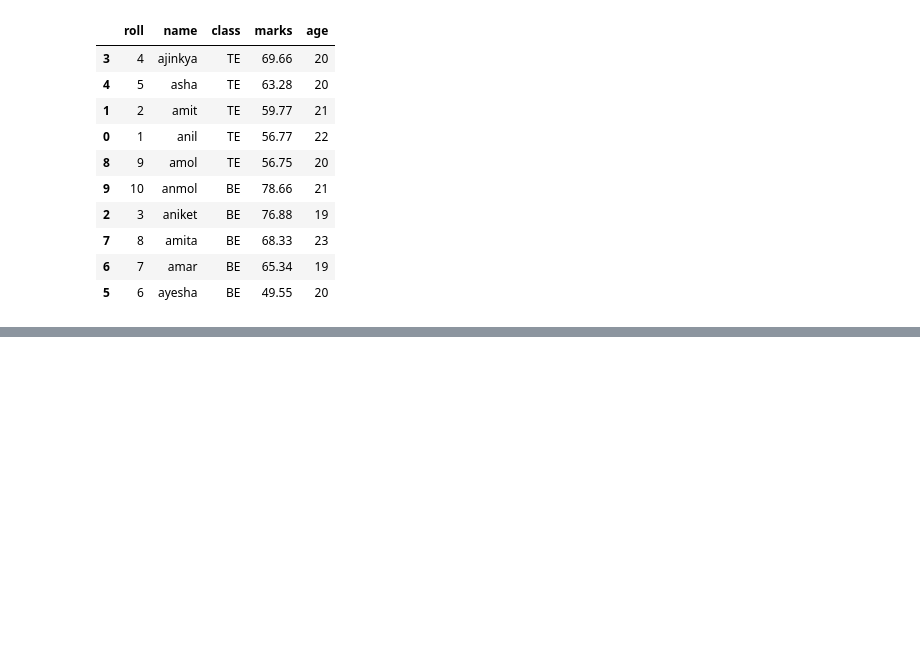
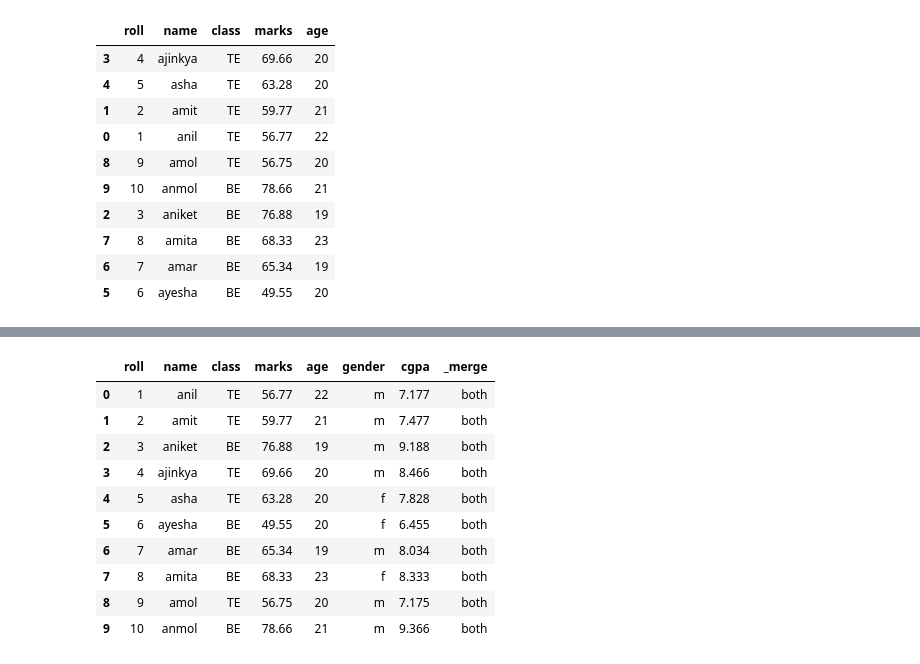
Before and after one commit to AdityaThakare72/MITU-SEP-2026, a Jupyter notebook: DS_Basics/9Pandas_oct17.ipynb, the cells around one changed output, grey strips where cells are left out. Drawn from its saved outputs; the diff is of its cells as text; code cells hidden in the pictures; blank space fills up the shorter version.

```diff
--- a/DS_Basics/9Pandas_oct17.ipynb
+++ b/DS_Basics/9Pandas_oct17.ipynb
@@ -660,0 +842,2 @@ df.sort_values(['class', 'marks'], ascending= False)
+# %%
+df.drop(['gender', 'cgpa', 'is_dist'], axis = 1, inplace= True)
@@ -660,0 +862,6 @@ df.sort_values(['class', 'marks'], ascending= False)
+# %%
+newdf = pd.DataFrame({
+    'roll': range(1, 11),
+    'gender': gender,
+    'cgpa': df['marks'] / 10 + 1.5
+})
@@ -660,0 +884,14 @@ df.sort_values(['class', 'marks'], ascending= False)
+# %%
+pd.merge(df, newdf, on = 'roll', how = 'inner', indicator= True)
+# %% [output]
+|  | roll | name | class | marks | age | gender | cgpa | _merge |
+| 0 | 1 | anil | TE | 56.77 | 22 | m | 7.177 | both |
+| 1 | 2 | amit | TE | 59.77 | 21 | m | 7.477 | both |
+| 2 | 3 | aniket | BE | 76.88 | 19 | m | 9.188 | both |
+| 3 | 4 | ajinkya | TE | 69.66 | 20 | m | 8.466 | both |
+| 4 | 5 | asha | TE | 63.28 | 20 | f | 7.828 | both |
+| 5 | 6 | ayesha | BE | 49.55 | 20 | f | 6.455 | both |
+| 6 | 7 | amar | BE | 65.34 | 19 | m | 8.034 | both |
+| 7 | 8 | amita | BE | 68.33 | 23 | f | 8.333 | both |
+| 8 | 9 | amol | TE | 56.75 | 20 | m | 7.175 | both |
+| 9 | 10 | anmol | BE | 78.66 | 21 | m | 9.366 | both |
```
Also changed, not shown: parts of 48 cells of this notebook, 2 other files.
